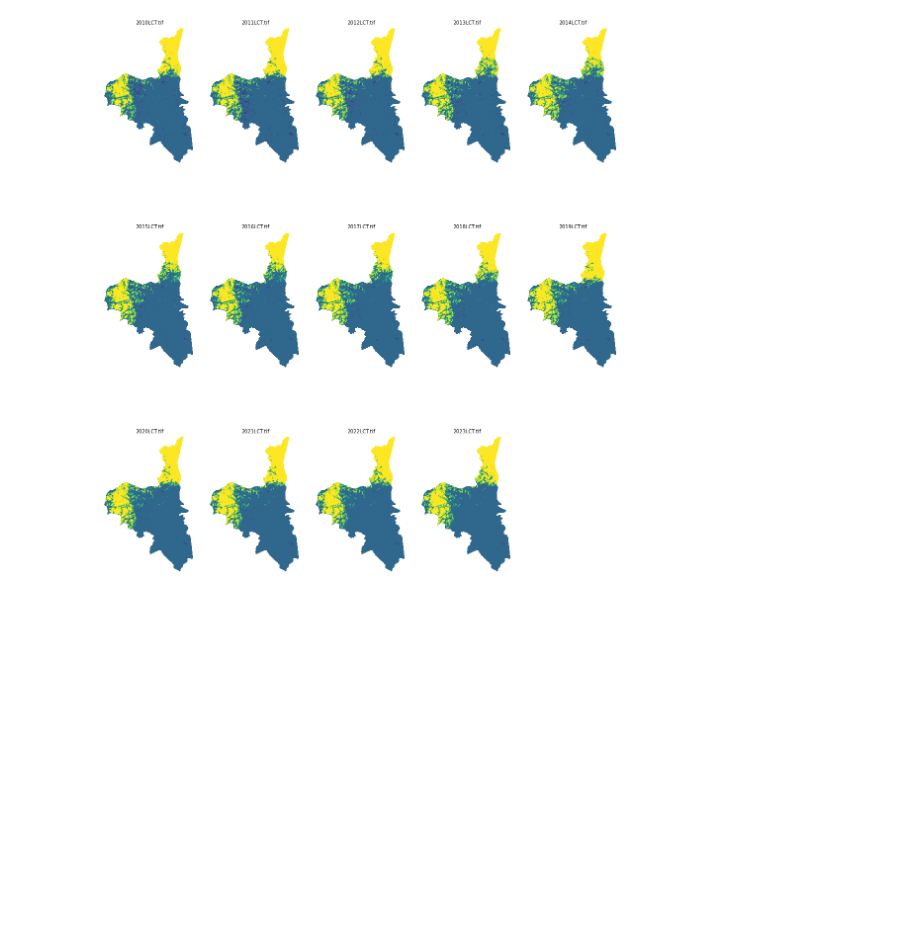
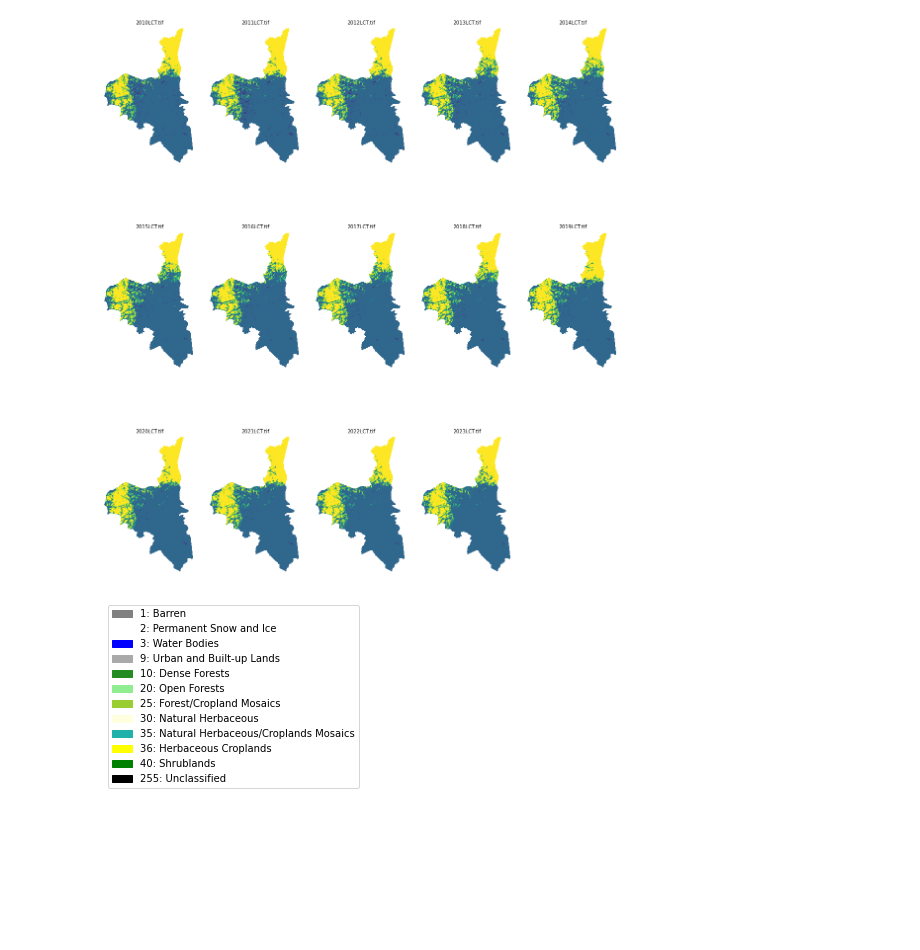
Before and after one commit to SourabhMulik/START_Hackathon, a Jupyter notebook: GPP_LandCover.ipynb, the cells around one changed output. Drawn from its saved outputs; the diff is of its cells as text; code cells hidden in the pictures; blank space fills up the shorter version.

```diff
--- a/GPP_LandCover.ipynb
+++ b/GPP_LandCover.ipynb
@@ -131,3 +184,45 @@ plt.tight_layout()
 plt.show()
 # %% [output]
 [figure]
+# %%
+import matplotlib.pyplot as plt
+import matplotlib.patches as mpatches
+
+# Land cover classes with their corresponding names
+fao_land_cover_classes = {
+    1: "Barren",
+    2: "Permanent Snow and Ice",
+    3: "Water Bodies",
+    9: "Urban and Built-up Lands",
+    10: "Dense Forests",
+    20: "Open Forests",
+    25: "Forest/Cropland Mosaics",
+    30: "Natural Herbaceous",
+    35: "Natural Herbaceous/Croplands Mosaics",
+    36: "Herbaceous Croplands",
+    40: "Shrublands",
+    255: "Unclassified"
+}
+
+# Define a color palette for each FAO land cover class
+fao_colors = [
+    'gray', 'white', 'blue', 'darkgray', 'forestgreen', 'lightgreen',
+    'yellowgreen', 'lightyellow', 'lightseagreen', 'yellow', 'green', 'black'
+]
+
+# Create a figure for the legend
+plt.figure(figsize=(8, 6))
+
+# Create patches for the legend (color rectangles with corresponding labels)
+patches = []
+for i, (land_type, name) in enumerate(fao_land_cover_classes.items()):
+    patches.append(mpatches.Patch(color=fao_colors[i], label=f"{land_type}: {name}"))
+
+# Add legend to the plot
+plt.legend(handles=patches, loc='upper left', fontsize=10)
+
+# Remove axes and display the legend
+plt.axis('off')
+plt.show()
+# %% [output]
+[figure, added]
```
Also changed, not shown: parts of 1 cell of this notebook, 30 other files.
